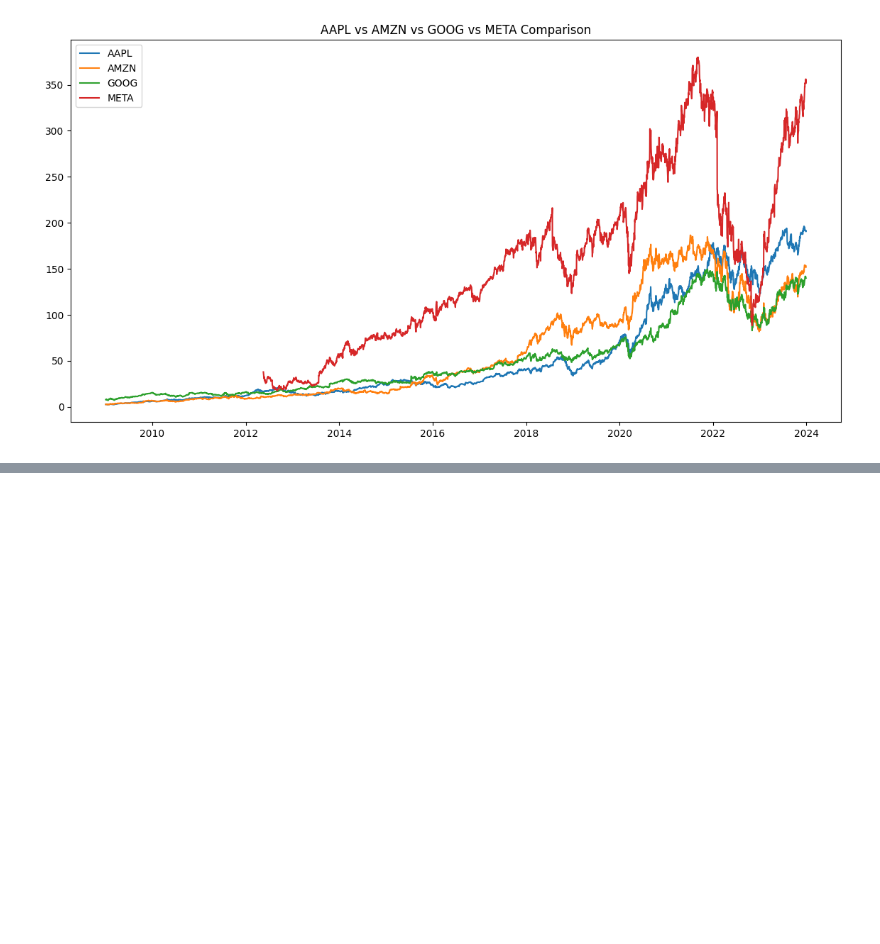
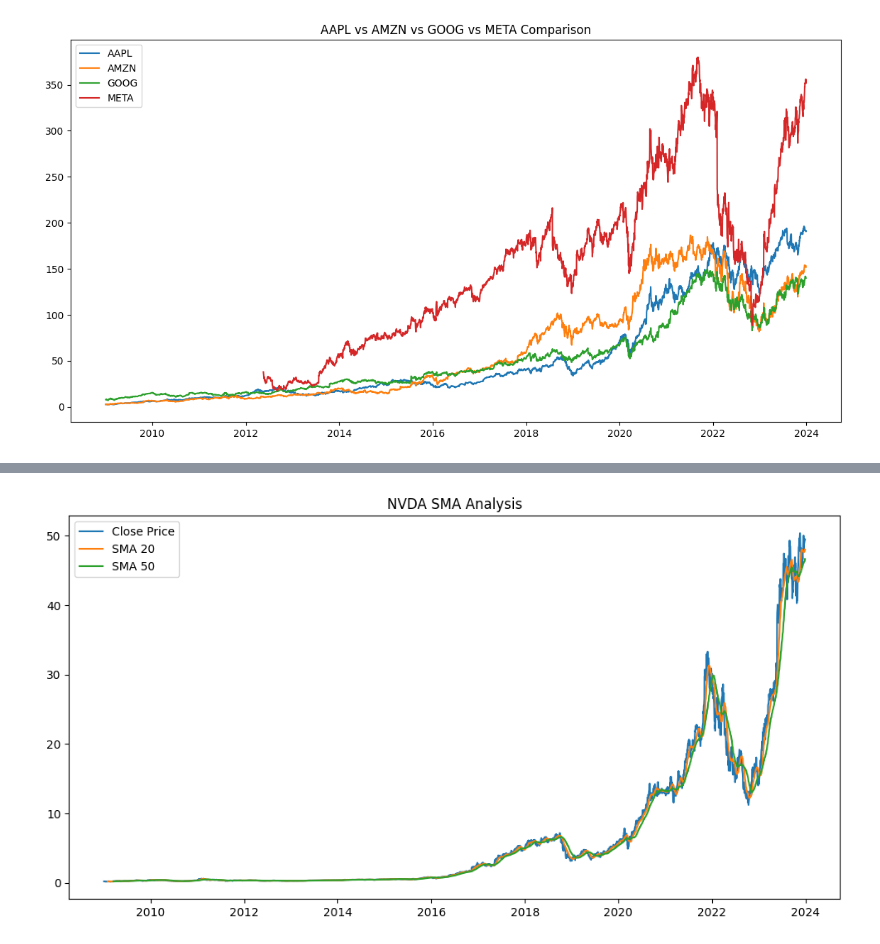
Before and after one commit to hawaebrahimhamid-png/news-sentiment-analysis, a Jupyter notebook: notebooks/task2_stock_analysis.ipynb, the cells around one changed output, grey strips where cells are left out. Saved outputs shown, nothing was run; the diff lists cells and outputs as text; code cells hidden in the pictures; blank space fills up the shorter version.

Commit message:
Add NVDA analysis with full technical indicators

```diff
--- a/notebooks/task2_stock_analysis.ipynb
+++ b/notebooks/task2_stock_analysis.ipynb
@@ -676,0 +679,7 @@ plt.show()
+# %%
+import pandas as pd
+import numpy as np
+import matplotlib.pyplot as plt
+
+df_nvda = pd.read_csv("../data/raw/NVDA.csv")
+df_nvda.head()
@@ -676,0 +717,23 @@ plt.show()
+# %%
+df_nvda.columns = df_nvda.columns.str.strip().str.title()
+
+df_nvda['Date'] = pd.to_datetime(df_nvda['Date'])
+
+df_nvda = df_nvda.sort_values('Date')
+
+df_nvda = df_nvda.dropna()
+# %%
+df_nvda['SMA_20'] = df_nvda['Close'].rolling(window=20).mean()
+df_nvda['SMA_50'] = df_nvda['Close'].rolling(window=50).mean()
+# %%
+plt.figure(figsize=(12,6))
+
+plt.plot(df_nvda['Date'], df_nvda['Close'], label='Close Price')
+plt.plot(df_nvda['Date'], df_nvda['SMA_20'], label='SMA 20')
+plt.plot(df_nvda['Date'], df_nvda['SMA_50'], label='SMA 50')
+
+plt.legend()
+plt.title("NVDA SMA Analysis")
+plt.show()
+# %% [output]
+[figure, added]
```
Also changed, not shown: parts of 11 cells of this notebook.
